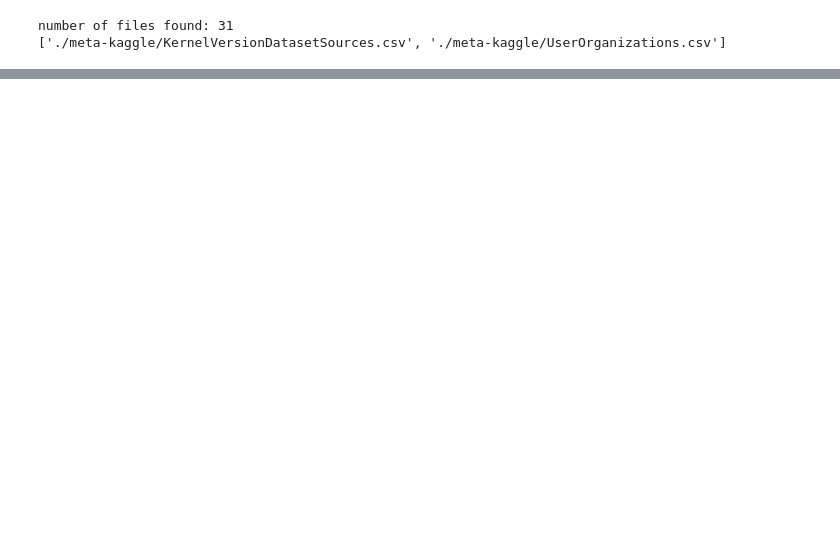
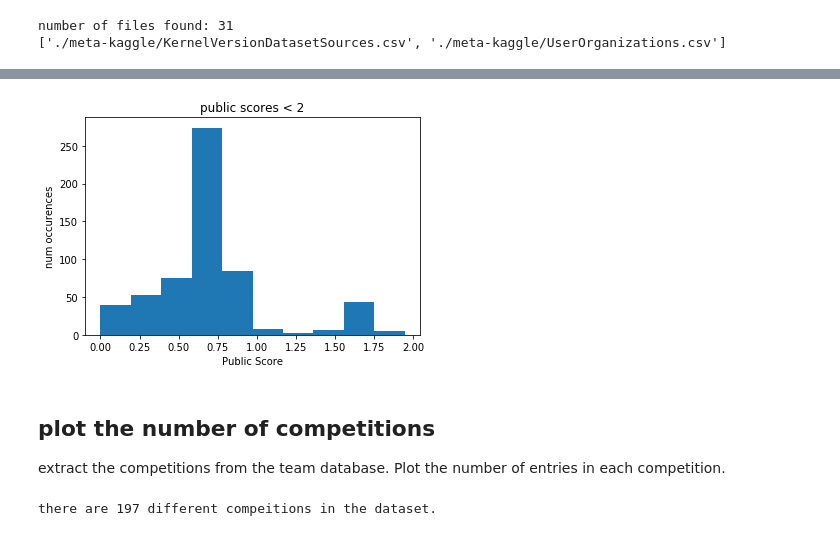
Before and after one commit to laseaman/introduction_to_meta_kaggle, a Jupyter notebook: explore_metakaggle_data.ipynb, the cells around one changed output, grey strips where cells are left out. Saved outputs shown, nothing was run; the diff lists cells and outputs as text; code cells hidden in the pictures; blank space fills up the shorter version.

```diff
--- a/explore_metakaggle_data.ipynb
+++ b/explore_metakaggle_data.ipynb
@@ -47,0 +77,13 @@ KeyError: 'KernelVersionId'
+# %%
+public_score_subset = public_score[public_score < 2]
+utils.plot_histogram(public_score_subset, title='public scores < 2', xlabel='Public Score', ylabel='num occurences')
+# %% [output]
+[figure, added]
+# %% [markdown]
+## plot the number of competitions
+extract the competitions from the team database. Plot the number of entries in each competition.
+# %%
+competitions = np.unique(teams.CompetitionId)
+print('there are ' + str(len(competitions)) + ' different compeitions in the dataset.')
+# %% [output]
+there are 197 different compeitions in the dataset.
```
Also changed, not shown: parts of 27 cells of this notebook, 4 other files.
